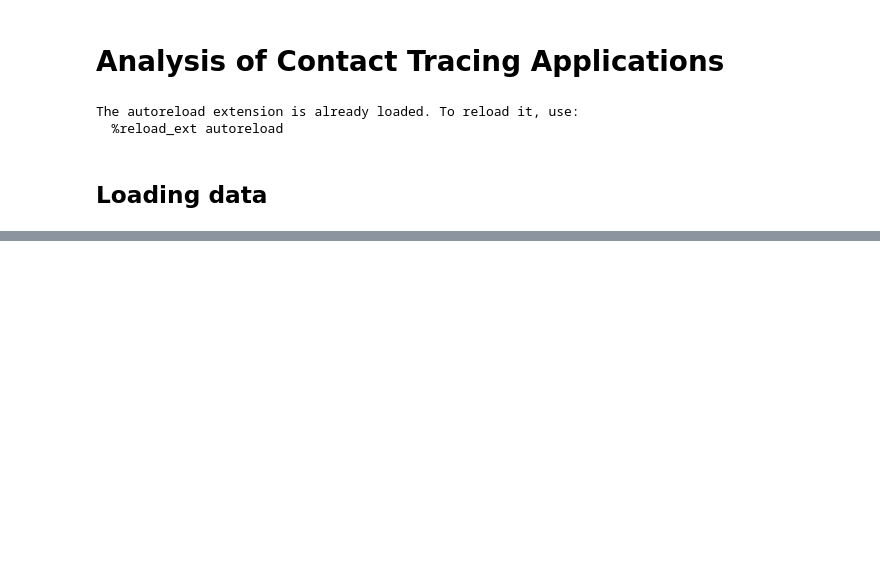
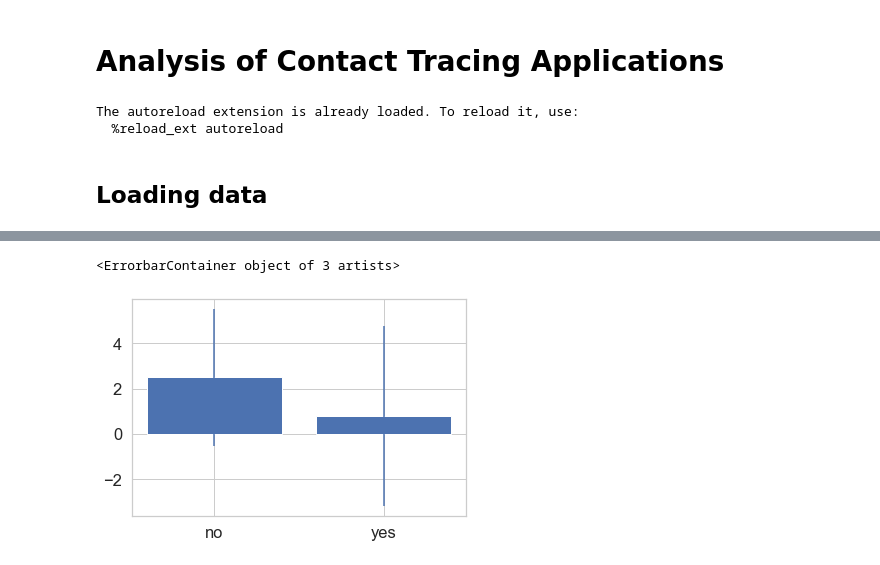
Before and after one commit to benlevyx/covid-tracking, a Jupyter notebook: notebooks/1_contact_tracing_applications.ipynb, the cells around one changed output, grey strips where cells are left out. Drawn from its saved outputs; the diff is of its cells as text; code cells hidden in the pictures; blank space fills up the shorter version.

```diff
--- a/notebooks/1_contact_tracing_applications.ipynb
+++ b/notebooks/1_contact_tracing_applications.ipynb
@@ -200,0 +235,8 @@ Name: data_persistence_days, dtype: int64
+# %%
+df_gov = (df_scored[['government', 'score']]
+          .groupby('government')
+          .agg(['mean', 'std']))
+df_protocol = (df_scored[['has_protocol', 'score']]
+               .groupby('has_protocol')
+               .agg(['mean', 'std']))
+df_gov.columns = df_protocol.columns = ['mean', 'std']
@@ -200,0 +257,6 @@ Name: data_persistence_days, dtype: int64
+# %%
+plt.bar(df_gov.index, df_gov['mean'])
+plt.errorbar(df_gov.index, df_gov['mean'], yerr=df_gov['std'], fmt='none')
+# %% [output]
+<ErrorbarContainer object of 3 artists>
+[figure, added]
```
Also changed, not shown: parts of 70 cells of this notebook, 36 other files.
